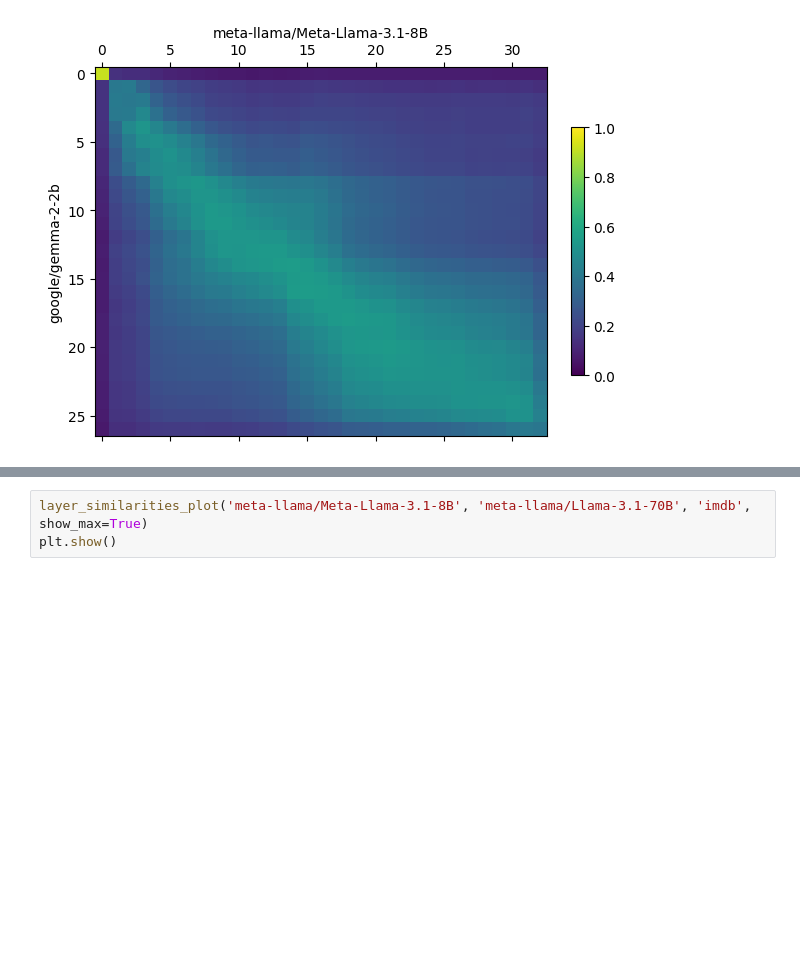
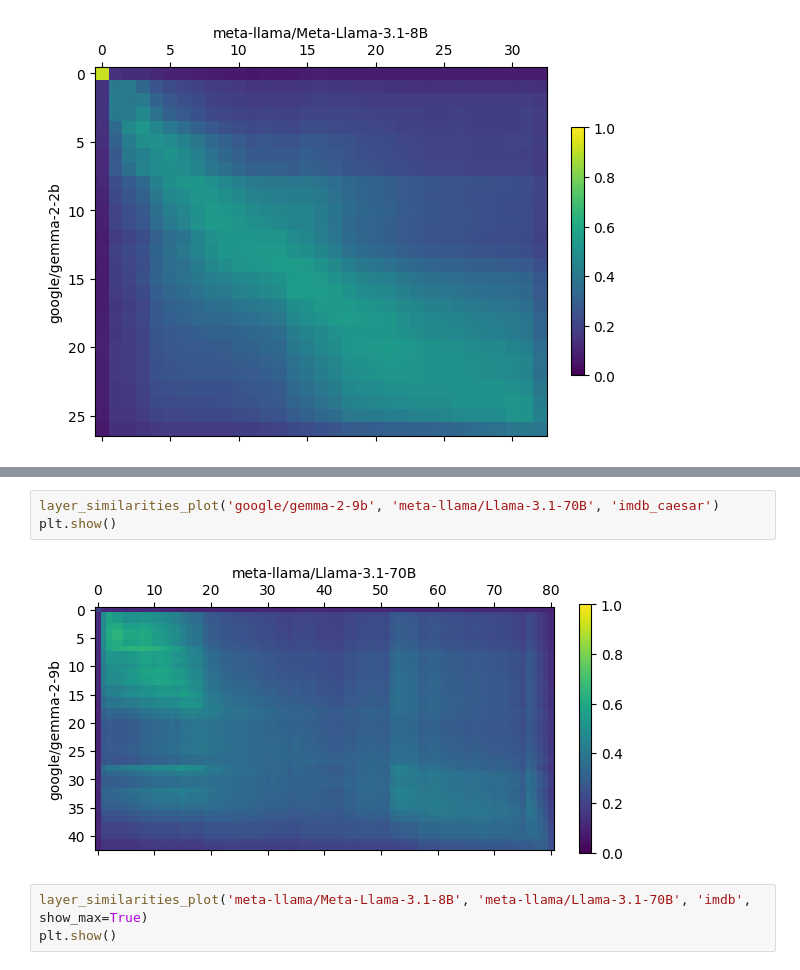
Before and after one commit to chriswolfram/unireps, a Jupyter notebook: notebooks/unireps-2.ipynb, the cells around one changed output, grey strips where cells are left out. Drawn from its saved outputs; the diff is of its cells as text; blank space fills up the shorter version.

```diff
--- a/notebooks/unireps-2.ipynb
+++ b/notebooks/unireps-2.ipynb
@@ -253,3 +258,8 @@ plt.show()
+# %%
+layer_similarities_plot('google/gemma-2-9b', 'meta-llama/Llama-3.1-70B', 'imdb_caesar')
+plt.show()
+# %% [output]
+[figure, added]
 # %%
 layer_similarities_plot('meta-llama/Meta-Llama-3.1-8B', 'meta-llama/Llama-3.1-70B', 'imdb', show_max=True)
 plt.show()
```
Also changed, not shown: parts of 6 cells of this notebook, 2 other files.
